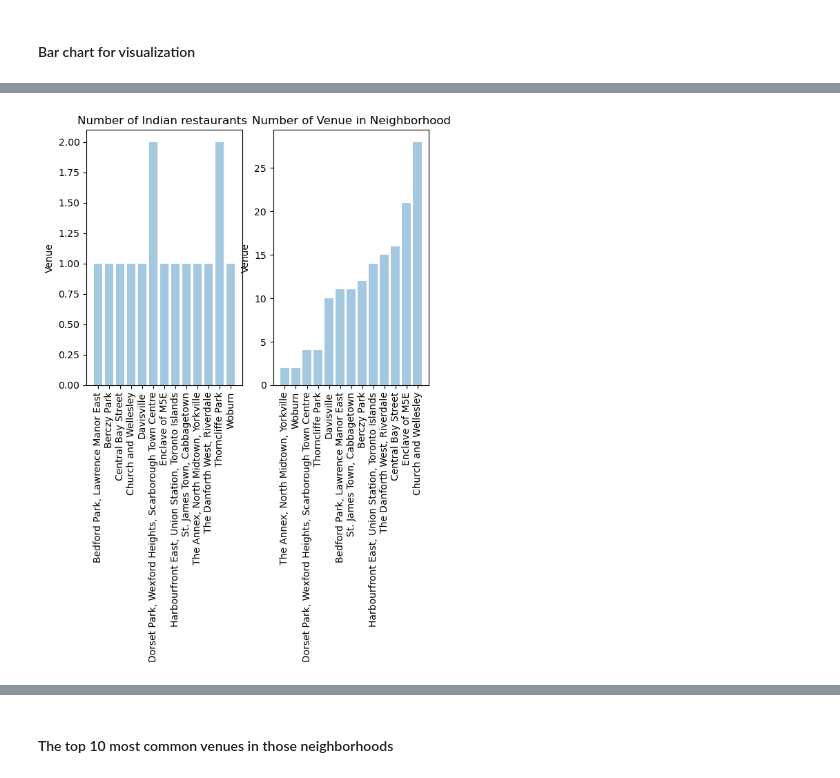
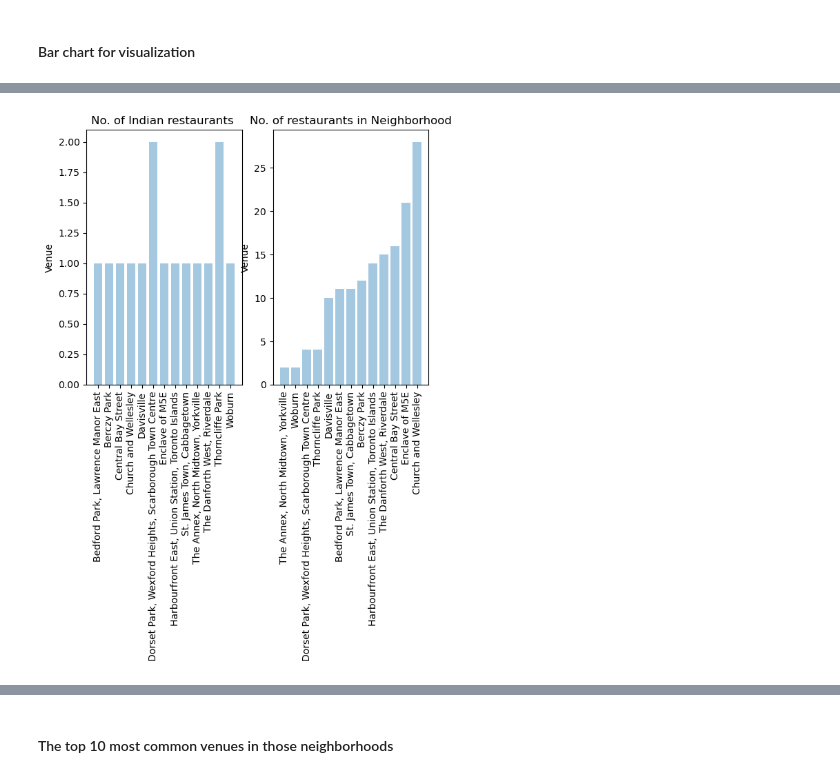
Before and after one commit to deepthich-gh/coursera_capstone_project, a Jupyter notebook: datascience_capstone_project.ipynb, the cells around one changed output, grey strips where cells are left out. Drawn from its saved outputs; the diff is of its cells as text; code cells hidden in the pictures.

```diff
--- a/datascience_capstone_project.ipynb
+++ b/datascience_capstone_project.ipynb
@@ -797,26 +804,26 @@ plt.show()
 # %%
 plt.subplot(1, 2, 1) # row 1, col 2 index 1
 objects = Toronto_venues_restaurant_ind.Neighborhood
 y_pos = np.arange(len(objects))
 performance = Toronto_venues_restaurant_ind.Venue
 
 plt.bar(y_pos, performance, align='center', alpha=0.4)
 plt.xticks(y_pos, objects)
 plt.ylabel('Venue')
-plt.title('Number of Indian restaurants ')
+plt.title('No. of Indian restaurants ')
 plt.xticks(rotation=90)
 
 plt.subplot(1, 2, 2) # index 2
 objects_1 = result.Neighborhood
 y_pos_1 = np.arange(len(objects))
 performance_1 = result.Count
 
 plt.bar(y_pos_1, performance_1, align='center', alpha=0.4)
 plt.xticks(y_pos, objects_1)
 plt.ylabel('Venue')
-plt.title('Number of Venue in Neighborhood')
+plt.title('No. of restaurants in Neighborhood')
 plt.xticks(rotation=90)
 
 plt.show()
 # %% [output]
-[figure, old version]
+[figure, new version]
```
Also changed, not shown: parts of 9 cells of this notebook.
